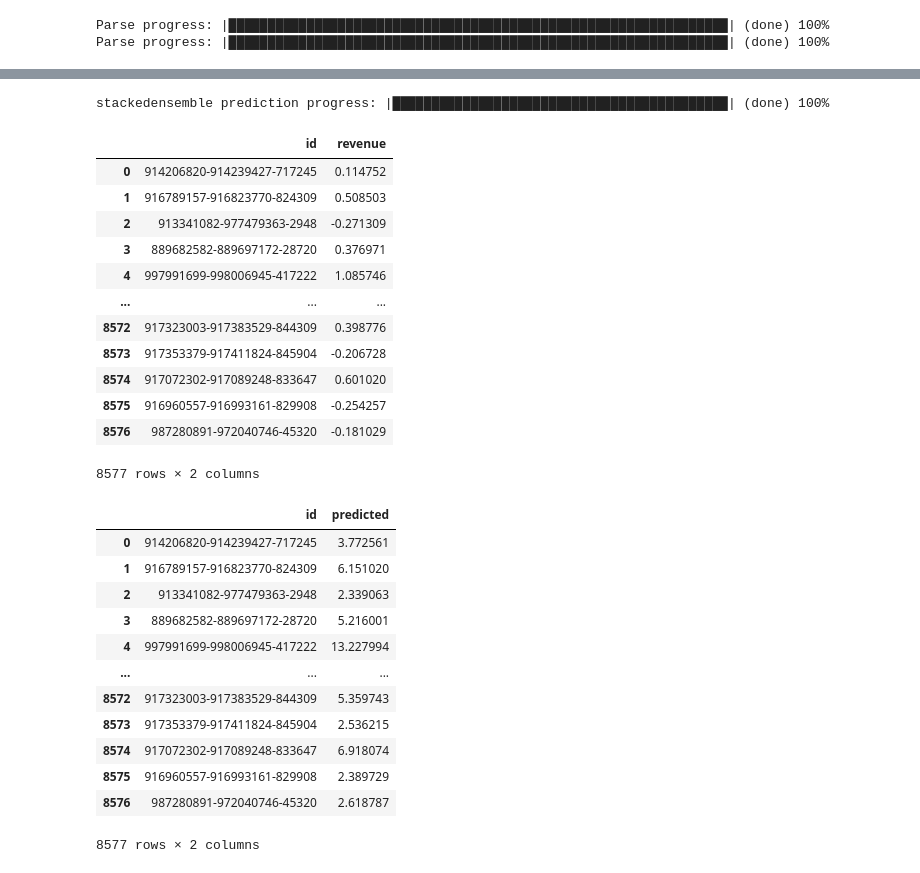
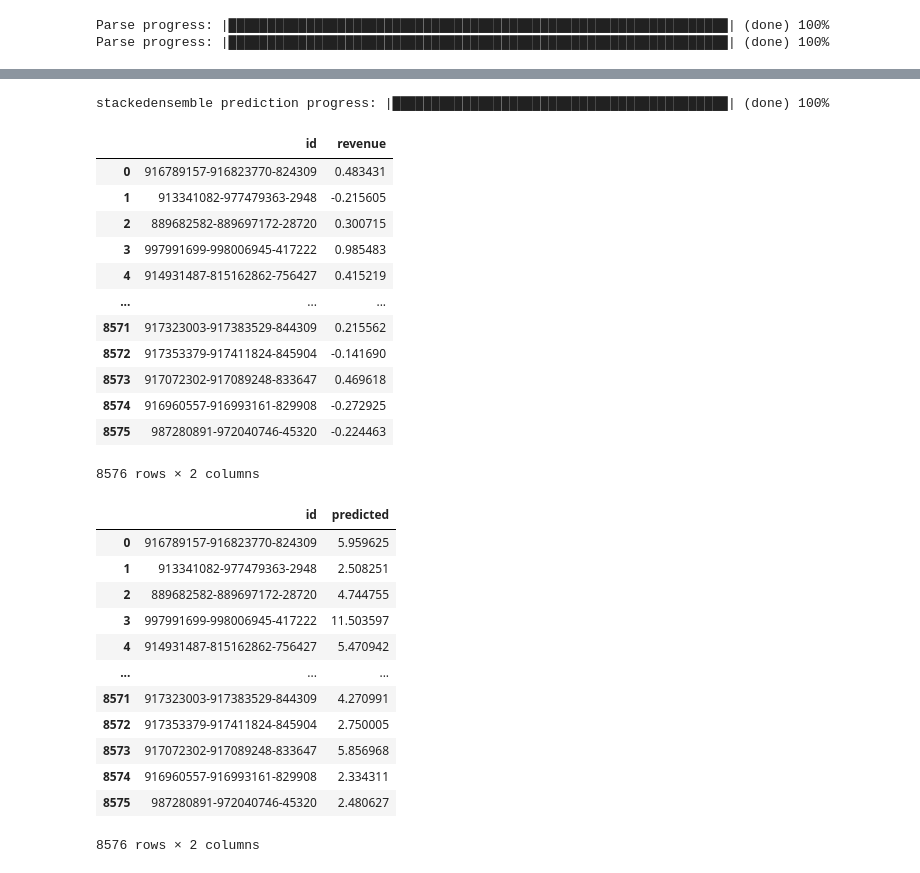
Before and after one commit to SimenQ/machine_learning, a Jupyter notebook: notebooks/simen/h2o_model_friday.ipynb, the cells around one changed output, grey strips where cells are left out. Drawn from its saved outputs; the diff is of its cells as text; code cells hidden in the pictures.

```diff
--- a/notebooks/simen/h2o_model_friday.ipynb
+++ b/notebooks/simen/h2o_model_friday.ipynb
@@ -55,5 +63,17 @@ Checking whether there is an H2O instance running at http://localhost:54321 . co
 #stores_with_gk_income = pd.read_csv("C:/Users/aminp/OneDrive/Dokumenter/NTNU/4år/Machinelearning/machine_learning/data/train_data/stores_gk_income_train.csv")
 #stores_with_gk_income_testset = h2o.import_file("C:/Users/aminp/OneDrive/Dokumenter/NTNU/4år/Machinelearning/machine_learning/data/train_data/stores_gk_income_test.csv")
 
-train_df = pd.read_csv("C:/Users/aminp/OneDrive/Dokumenter/NTNU/4år/Machinelearning/machine_learning/data/train_data/new_stores_train.csv")
-test_df = pd.read_csv("C:/Users/aminp/OneDrive/Dokumenter/NTNU/4år/Machinelearning/machine_learning/data/train_data/new_stores_test.csv")
+train_df = pd.read_csv("/Users/simenvoldqvam/Desktop/Skole/machine_learning/data/train_data/new_train.csv")
+test_df = pd.read_csv("/Users/simenvoldqvam/Desktop/Skole/machine_learning/data/train_data/new_test.csv")
+
+grunnkrets = pd.read_csv("/Users/simenvoldqvam/Desktop/Skole/machine_learning/data/raw/grunnkrets_norway_stripped.csv")
+
+grunnkrets_df = grunnkrets[['grunnkrets_id','municipality_name']]
+
+train = train_df.merge(grunnkrets_df,how='left', on='grunnkrets_id')
+test = test_df.merge(grunnkrets_df,how='left', on='grunnkrets_id')
+
+train_df = train
+test_df = test
+
+train_df
@@ -77,6 +95,22 @@ test_df
 pt = PowerTransformer()
 rev_transformed = pt.fit_transform(train_df[["revenue"]])
 train_df["revenue"] = rev_transformed
+# %%
+#new avg revenue dataframe
+train_med_income = train_df[['store_id','lv1','revenue','municipality_name']]
+level1_group = train_med_income.groupby(['municipality_name','lv1'])
+median_rev = level1_group['revenue'].median()
+#level1_group_2.median()
+median_df = median_rev.to_frame()
+median_df_new = median_df.rename(columns={'revenue':'median_rev'})
+
+
+
+train_new = train_df.merge(median_df_new,how='left',on=('municipality_name','lv1'))
+
+train_new
+
+train_df = train_new
 # %%
 train = h2o.H2OFrame(train_df)
 test = h2o.H2OFrame(test_df)
@@ -211,36 +201,36 @@ submission
 # %% [output]
 stackedensemble prediction progress: |███████████████████████████████████████████| (done) 100%
 |  | id | revenue |
-| 0 | 914206820-914239427-717245 | 0.114752 |
-| 1 | 916789157-916823770-824309 | 0.508503 |
-| 2 | 913341082-977479363-2948 | -0.271309 |
-| 3 | 889682582-889697172-28720 | 0.376971 |
-| 4 | 997991699-998006945-417222 | 1.085746 |
+| 0 | 916789157-916823770-824309 | 0.483431 |
+| 1 | 913341082-977479363-2948 | -0.215605 |
+| 2 | 889682582-889697172-28720 | 0.300715 |
+| 3 | 997991699-998006945-417222 | 0.985483 |
+| 4 | 914931487-815162862-756427 | 0.415219 |
 | ... | ... | ... |
-| 8572 | 917323003-917383529-844309 | 0.398776 |
-| 8573 | 917353379-917411824-845904 | -0.206728 |
-| 8574 | 917072302-917089248-833647 | 0.601020 |
-| 8575 | 916960557-916993161-829908 | -0.254257 |
-| 8576 | 987280891-972040746-45320 | -0.181029 |
+| 8571 | 917323003-917383529-844309 | 0.215562 |
+| 8572 | 917353379-917411824-845904 | -0.141690 |
+| 8573 | 917072302-917089248-833647 | 0.469618 |
+| 8574 | 916960557-916993161-829908 | -0.272925 |
+| 8575 | 987280891-972040746-45320 | -0.224463 |
-8577 rows × 2 columns
+8576 rows × 2 columns
 # %%
 inverse_rev = pt.inverse_transform(submission[["revenue"]])
 submission["predicted"] = inverse_rev
 submit = submission.drop(["revenue"], axis = 1)
-submit.to_csv("new_stores_transformed.csv", index = False)
+submit.to_csv("new_stores_transformed_with_median.csv", index = False)
 submit
 # %% [output]
 |  | id | predicted |
-| 0 | 914206820-914239427-717245 | 3.772561 |
-| 1 | 916789157-916823770-824309 | 6.151020 |
-| 2 | 913341082-977479363-2948 | 2.339063 |
-| 3 | 889682582-889697172-28720 | 5.216001 |
-| 4 | 997991699-998006945-417222 | 13.227994 |
+| 0 | 916789157-916823770-824309 | 5.959625 |
+| 1 | 913341082-977479363-2948 | 2.508251 |
+| 2 | 889682582-889697172-28720 | 4.744755 |
+| 3 | 997991699-998006945-417222 | 11.503597 |
+| 4 | 914931487-815162862-756427 | 5.470942 |
 | ... | ... | ... |
-| 8572 | 917323003-917383529-844309 | 5.359743 |
-| 8573 | 917353379-917411824-845904 | 2.536215 |
-| 8574 | 917072302-917089248-833647 | 6.918074 |
-| 8575 | 916960557-916993161-829908 | 2.389729 |
-| 8576 | 987280891-972040746-45320 | 2.618787 |
+| 8571 | 917323003-917383529-844309 | 4.270991 |
+| 8572 | 917353379-917411824-845904 | 2.750005 |
+| 8573 | 917072302-917089248-833647 | 5.856968 |
+| 8574 | 916960557-916993161-829908 | 2.334311 |
+| 8575 | 987280891-972040746-45320 | 2.480627 |
-8577 rows × 2 columns
+8576 rows × 2 columns
 # %%
```
Also changed, not shown: parts of 12 cells of this notebook, 3 other files.
